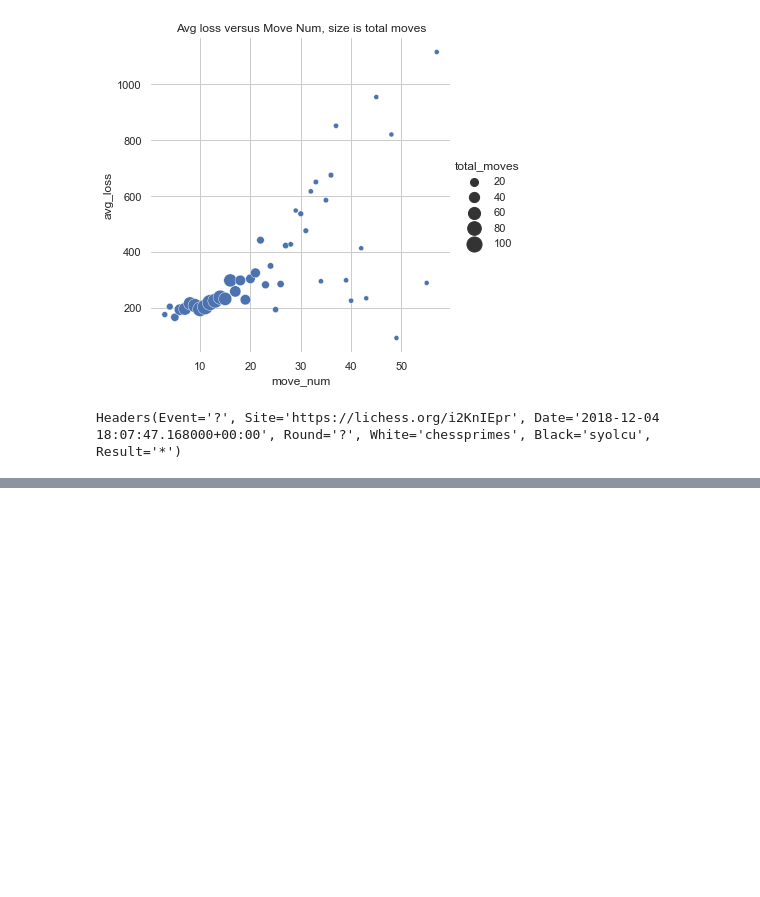
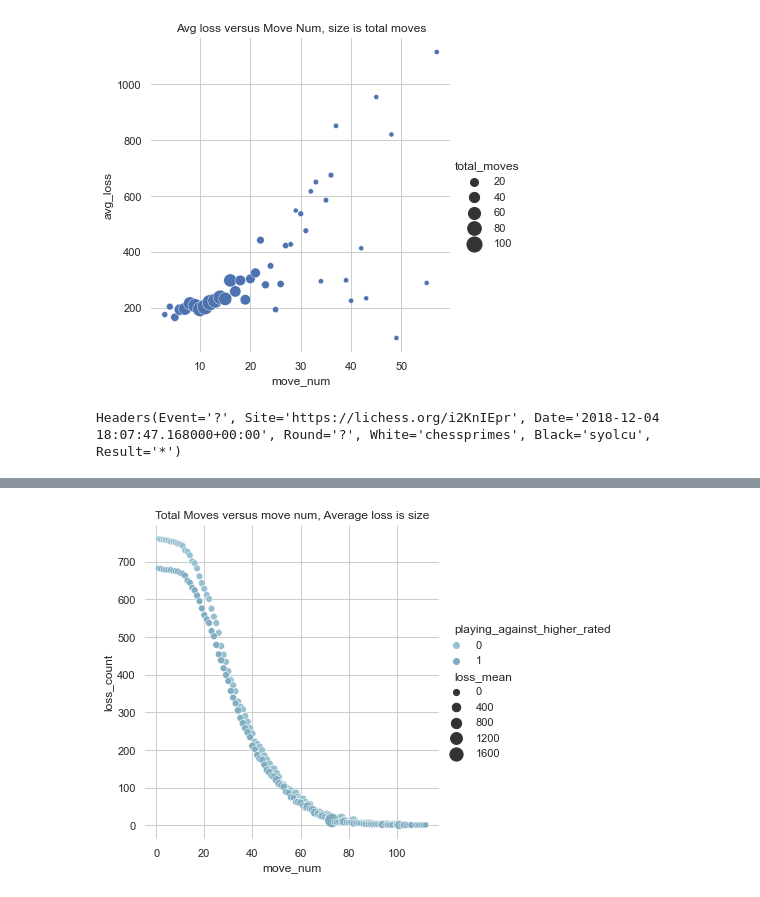
Before and after one commit to kennethgoodman/lichess_own_games_analysis, a Jupyter notebook: chessprimes_analysis.ipynb, the cells around one changed output, grey strips where cells are left out. Saved outputs shown, nothing was run; the diff lists cells and outputs as text; code cells hidden in the pictures; blank space fills up the shorter version.

```diff
--- a/chessprimes_analysis.ipynb
+++ b/chessprimes_analysis.ipynb
@@ -212,0 +304,17 @@ plt.savefig('images/blundering_mate.png');
+# %%
+colname = 'playing_against_higher_rated'
+f = lambda x: int(int(x['BlackRating']) > int(x['WhiteRating'])) if x['playing_white'] else int(int(x['WhiteRating']) > int(x['BlackRating']))
+tmp = df[df['loss'] != float('inf')].copy()
+tmp[colname] = df.apply(f, axis=1)
+# %%
+def get_data1(df, colname, f, apply_loss_n=0, remove_loss_zero=False):
+    tmp = df[df['loss'] != float('inf')].copy()
+    tmp['loss'] = tmp.apply(lambda x: x['loss'] if abs(x['loss']) > apply_loss_n else 0, axis=1)
+    if remove_loss_zero:
+        tmp = tmp[tmp['loss'] != 0]
+    tmp[colname] = df.apply(f, axis=1)
+    tmp2 = tmp[['move_num', 'loss', colname]].groupby([colname, 'move_num'], as_index=False).agg({
+        'loss': ['count', 'mean'],
+    })
+    tmp2.columns = ['_'.join(filter(None, col)) for col in tmp2.columns]
+    return tmp2
@@ -212,0 +350,25 @@ plt.savefig('images/blundering_mate.png');
+# %%
+col = 'playing_against_higher_rated'
+f = lambda x: int(int(x['BlackRating']) > int(x['WhiteRating'])) if x['playing_white'] else int(int(x['WhiteRating']) > int(x['BlackRating']))
+data = get_data1(df, col, f, apply_loss_n=20)
+
+sns.set_theme(style="whitegrid")
+
+
+cmap = sns.cubehelix_palette(rot=-.2, as_cmap=True)
+hue = 'playing_against_higher_rated'
+total_num_hue = len(set(tmp2[hue].values))
+g = sns.relplot(
+    data=data,
+    x="move_num", y="loss_count",
+    size="loss_mean", hue="playing_against_higher_rated",
+    palette=cmap.colors[random.sample(range(256), total_num_hue)], sizes=(10, 200),
+)
+# g.set(xscale="log", yscale="log")
+g.ax.xaxis.grid(True, "minor", linewidth=.25)
+g.ax.yaxis.grid(True, "minor", linewidth=.25)
+g.despine(left=True, bottom=True)
+plt.title('Total Moves versus move num, Average loss is size')
+plt.savefig('images/total_move_versus_move_num_with_hue_for_higher_lower_rated.png');
+# %% [output]
+[figure, added]
```
Also changed, not shown: parts of 28 cells of this notebook, 3 other files.
